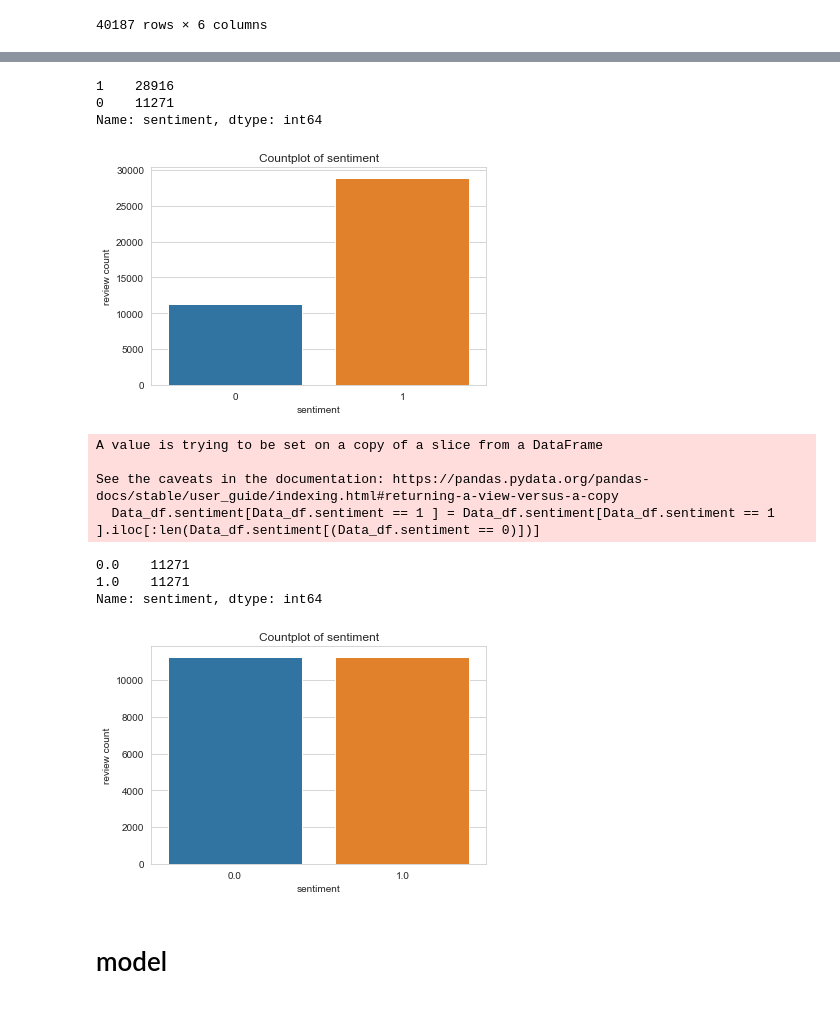
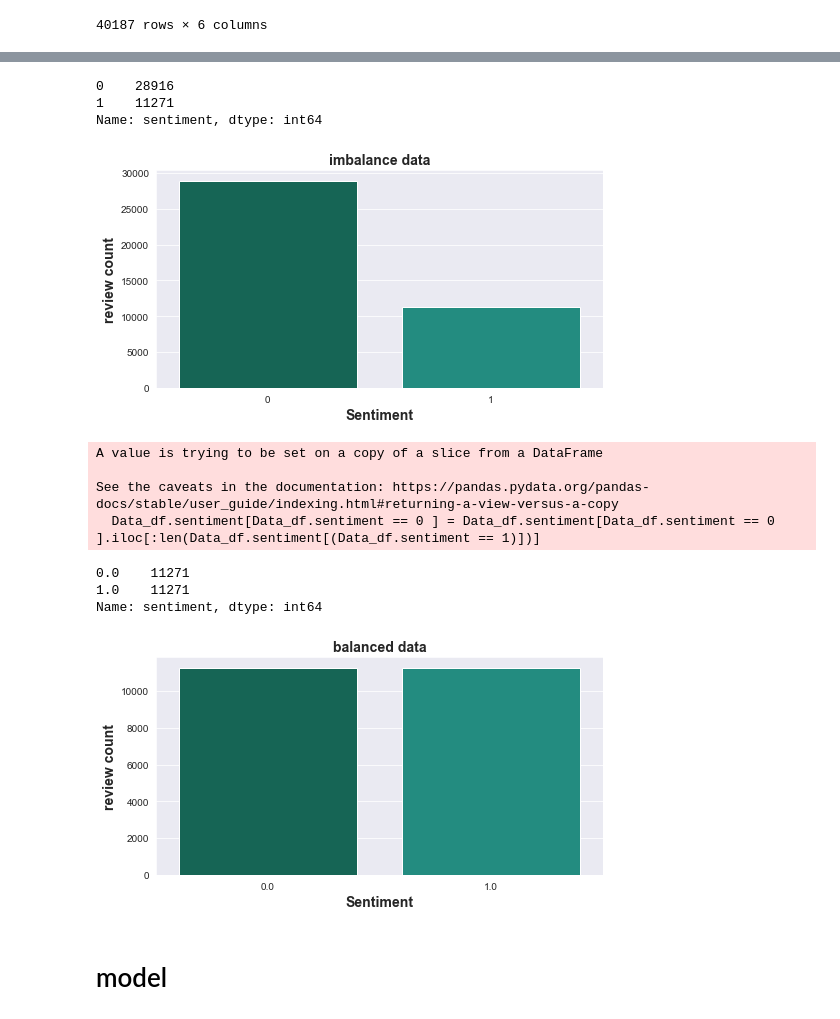
Before and after one commit to Fa7adbina/Classification_Project, a Jupyter notebook: Classification_Project_Code_V2.ipynb, the cells around one changed output, grey strips where cells are left out. Drawn from its saved outputs; the diff is of its cells as text; code cells hidden in the pictures.

```diff
--- a/Classification_Project_Code_V2.ipynb
+++ b/Classification_Project_Code_V2.ipynb
@@ -355,7 +356,7 @@ Data_df
 # Data_df
 # %%
 def sentiment(n):
-    return 1 if n >= 4 else 0
+    return 0 if n >= 4 else 1
 Data_df['sentiment'] = Data_df['rating'].apply(sentiment)
 Data_df.head()
 # %% [output]
@@ -372,29 +373,31 @@ Data_df.head()
 # %%
 Data_df.sentiment.value_counts()
 # %% [output]
-1    28916
-0    11271
+0    28916
+1    11271
 Name: sentiment, dtype: int64
 # %%
 Data_df1=Data_df.copy()
 # %%
 #2. distribution of target variable.
-sns.countplot(Data_df1['sentiment'])
+plt.figure(figsize = [8,4])
+sns.countplot(Data_df1['sentiment'],palette=['#09725D',"#119E8E"])
 
 # Add labels
-plt.title('Countplot of sentiment')
-plt.xlabel('sentiment')
-plt.ylabel('review count')
-plt.show()
+
+plt.title('imbalance data', fontsize = 14, weight = 'bold')
+plt.xlabel('Sentiment', fontsize = 14, weight = 'bold')
+plt.ylabel('review count', fontsize = 14, weight = 'bold')
+sns.set_style("darkgrid")
 # %% [output]
-[figure, old version]
+[figure, new version]
 # %%
-Data_df.sentiment[Data_df.sentiment == 1 ] = Data_df.sentiment[Data_df.sentiment == 1 ].iloc[:len(Data_df.sentiment[(Data_df.sentiment == 0)])]
+Data_df.sentiment[Data_df.sentiment == 0 ] = Data_df.sentiment[Data_df.sentiment == 0 ].iloc[:len(Data_df.sentiment[(Data_df.sentiment == 1)])]
 # %% [output]
 A value is trying to be set on a copy of a slice from a DataFrame
 
 See the caveats in the documentation: https://pandas.pydata.org/pandas-docs/stable/user_guide/indexing.html#returning-a-view-versus-a-copy
-  Data_df.sentiment[Data_df.sentiment == 1 ] = Data_df.sentiment[Data_df.sentiment == 1 ].iloc[:len(Data_df.sentiment[(Data_df.sentiment == 0)])]
+  Data_df.sentiment[Data_df.sentiment == 0 ] = Data_df.sentiment[Data_df.sentiment == 0 ].iloc[:len(Data_df.sentiment[(Data_df.sentiment == 1)])]
 # %%
 Data_df.dropna(inplace=True)
 # %%
@@ -407,15 +410,16 @@ Name: sentiment, dtype: int64
 Data_df.reset_index(inplace=True)
 # %%
 #2. distribution of target variable.
-sns.countplot(Data_df['sentiment'])
+plt.figure(figsize = [8,4])
+sns.countplot(Data_df['sentiment'],palette=['#09725D',"#119E8E"])
+
 
 # Add labels
-plt.title('Countplot of sentiment')
-plt.xlabel('sentiment')
-plt.ylabel('review count')
-plt.show()
+plt.title('balanced data', fontsize = 14, weight = 'bold')
+plt.xlabel('Sentiment', fontsize = 14, weight = 'bold')
+plt.ylabel('review count', fontsize = 14, weight = 'bold')
 # %% [output]
-[figure, old version]
+[figure, new version]
 # %% [markdown]
 # model
 # %%
```
Also changed, not shown: parts of 37 cells of this notebook, 4 other files.
